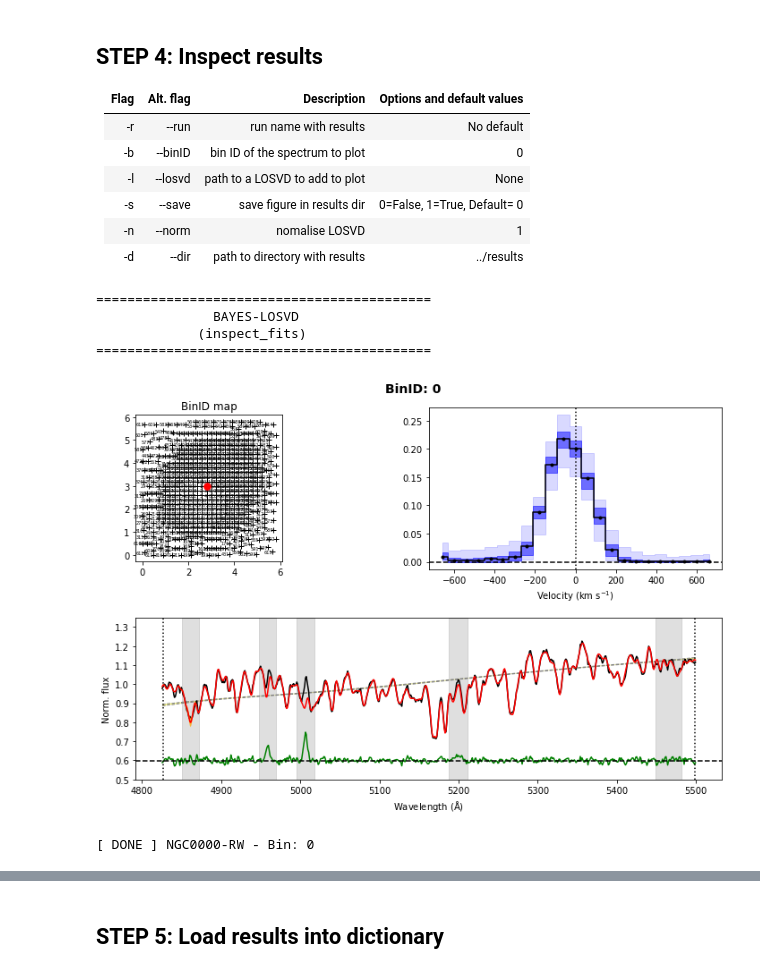
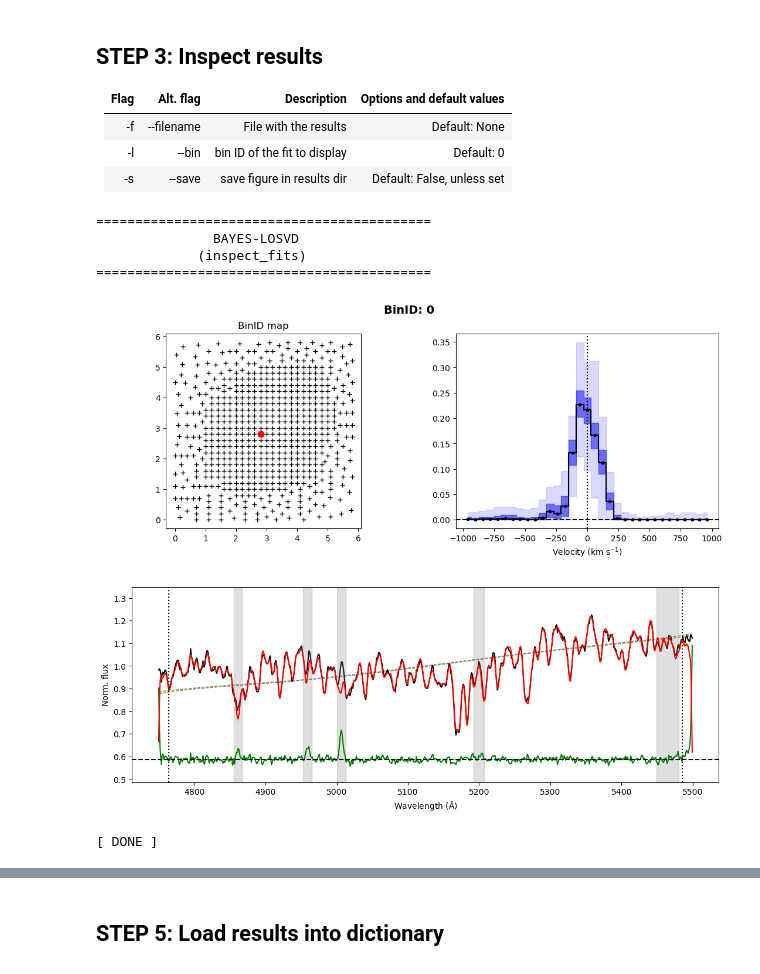
Before and after one commit to jfalconbarroso/BAYES-LOSVD, a Jupyter notebook: scripts/bayes_losvd_notebook.ipynb, the cells around one changed output, grey strips where cells are left out. Drawn from its saved outputs; the diff is of its cells as text; code cells hidden in the pictures.

```diff
--- a/scripts/bayes_losvd_notebook.ipynb
+++ b/scripts/bayes_losvd_notebook.ipynb
@@ -113,20 +120,17 @@ Using cached StanModel for stan_model/bayes-losvd_model_RW.stan
 # %% [markdown]
-## STEP 4: Inspect results
+## STEP 3: Inspect results
 
 | Flag | Alt. flag      | Description                    | Options and default values  |
 |------|----------------|--------------------------------|-----------------------------|
-| -r   | --run          | run name with results          | No default                  |
-| -b   | --binID        | bin ID of the spectrum to plot | 0                           |
-| -l   | --losvd        | path to a LOSVD to add to plot | None                        |
-| -s   | --save         | save figure in results dir     | 0=False, 1=True, Default= 0 |
-| -n   | --norm         | nomalise LOSVD                 | 1                           |
-| -d   | --dir          | path to directory with results | ../results                  |
+| -f   | --filename     | File with the results          | Default: None               |
+| -l   | --bin          | bin ID of the fit to display   | Default: 0                  |
+| -s   | --save         | save figure in results dir     | Default: False, unless set  |
-# %%
-run bayes_losvd_inspect_fits.py -r NGC0000-RW -b 0
-# %% [output]
-===========================================
-               BAYES-LOSVD
-             (inspect_fits)
-===========================================
-[figure, removed]
-[ DONE ] NGC0000-RW - Bin: 0
+# %%
+run bayes_losvd_inspect_fits.py -f ../results/NGC0000_GP/NGC0000_GP_results.hdf5 -l 0
+# %% [output]
+===========================================
+               BAYES-LOSVD
+             (inspect_fits)
+===========================================
+[figure, added]
+[ DONE ]
```
Also changed, not shown: parts of 16 cells of this notebook, 4 other files.
